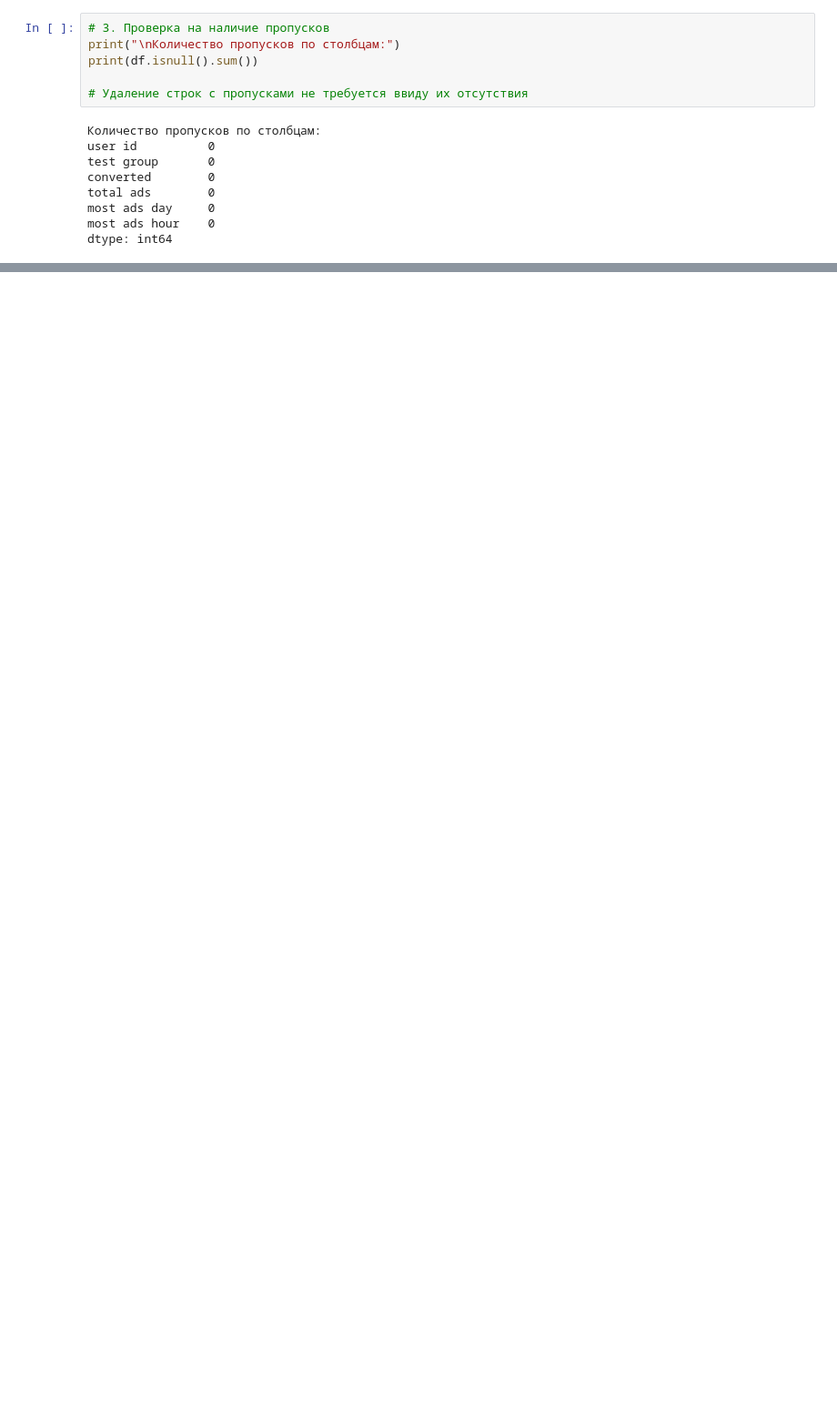
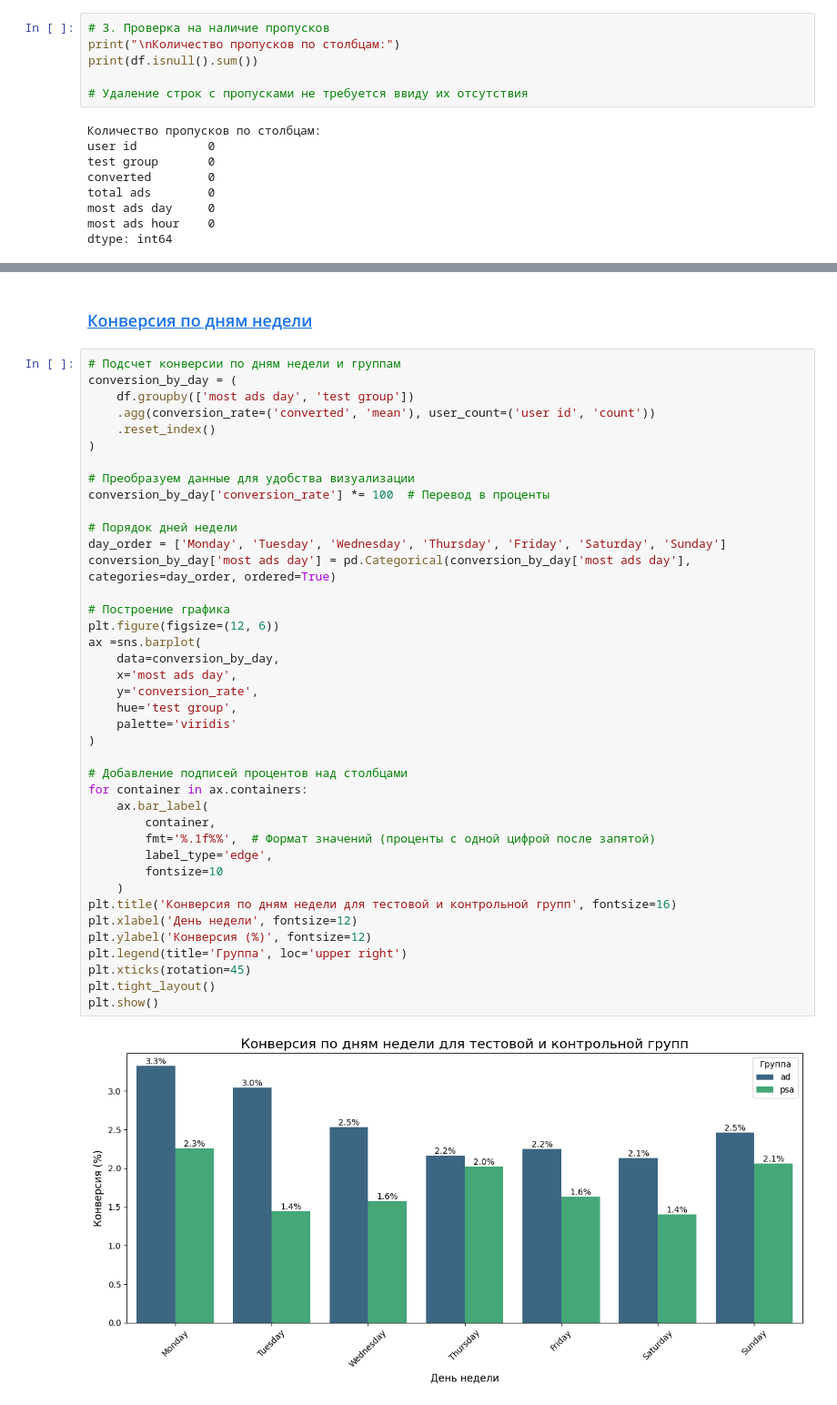
Before and after one commit to Niktyav/MLModel_in_prod, a Jupyter notebook: hw2/hw2_abtest.ipynb, the cells around one changed output, grey strips where cells are left out. Shown at 91% size. Cells and saved outputs as stored; diff of their text form; blank space fills up the shorter version.

```diff
--- a/hw2/hw2_abtest.ipynb
+++ b/hw2/hw2_abtest.ipynb
@@ -151,0 +170,44 @@ print("Количество пользователей, попавших в об
+# %% [markdown]
+### <a id='toc2_6_2_'></a>[Конверсия по дням недели](#toc0_)
+# %%
+# Подсчет конверсии по дням недели и группам
+conversion_by_day = (
+    df.groupby(['most ads day', 'test group'])
+    .agg(conversion_rate=('converted', 'mean'), user_count=('user id', 'count'))
+    .reset_index()
+)
+
+# Преобразуем данные для удобства визуализации
+conversion_by_day['conversion_rate'] *= 100  # Перевод в проценты
+
+# Порядок дней недели
+day_order = ['Monday', 'Tuesday', 'Wednesday', 'Thursday', 'Friday', 'Saturday', 'Sunday']
+conversion_by_day['most ads day'] = pd.Categorical(conversion_by_day['most ads day'], categories=day_order, ordered=True)
+
+# Построение графика
+plt.figure(figsize=(12, 6))
+ax =sns.barplot(
+    data=conversion_by_day,
+    x='most ads day',
+    y='conversion_rate',
+    hue='test group',
+    palette='viridis'
+)
+
+# Добавление подписей процентов над столбцами
+for container in ax.containers:
+    ax.bar_label(
+        container,
+        fmt='%.1f%%',  # Формат значений (проценты с одной цифрой после запятой)
+        label_type='edge',
+        fontsize=10
+    )
+plt.title('Конверсия по дням недели для тестовой и контрольной групп', fontsize=16)
+plt.xlabel('День недели', fontsize=12)
+plt.ylabel('Конверсия (%)', fontsize=12)
+plt.legend(title='Группа', loc='upper right')
+plt.xticks(rotation=45)
+plt.tight_layout()
+plt.show()
+# %% [output]
+[figure, added]
```
Also changed, not shown: parts of 46 cells of this notebook.
